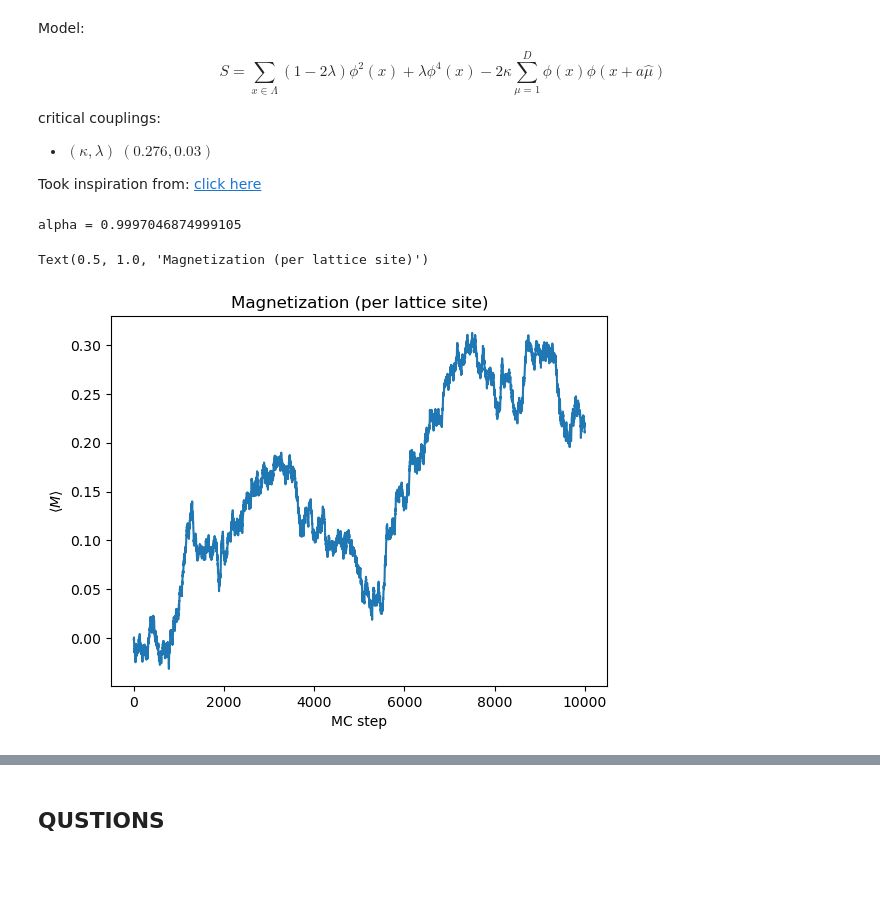
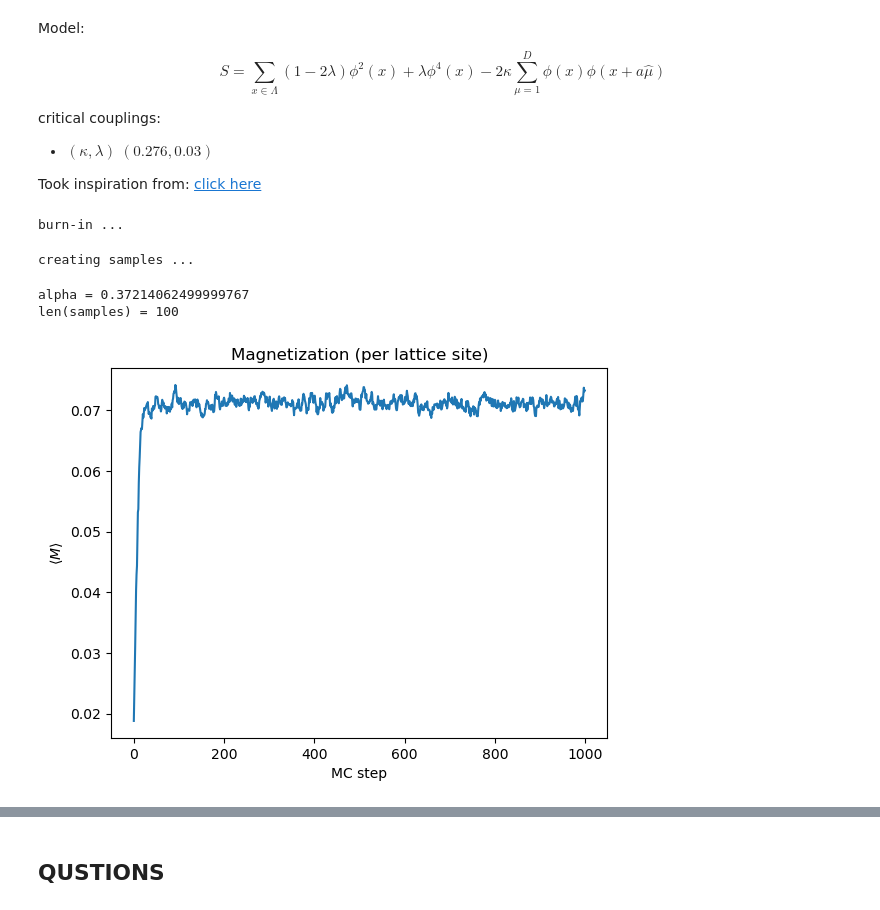
Before and after one commit to dHuberYoumans/CPNStN, a Jupyter notebook: MCMC/MCMC.ipynb, the cells around one changed output, grey strips where cells are left out. Drawn from its saved outputs; the diff is of its cells as text; code cells hidden in the pictures; blank space fills up the shorter version.

Commit message:
fixed bugs
magnetization seems not to show phase transition?

```diff
--- a/MCMC/MCMC.ipynb
+++ b/MCMC/MCMC.ipynb
@@ -460,10 +460,11 @@ def S(phi:np.ndarray, lam:float, kappa:float):
     S: float
         action functional evaluated on lattice
     """
-    S_ = (1 - 2*lam)*phi[x]**2 + lam*phi[x]**4
+    S_ = (1 - 2*lam)*phi**2 + lam*phi**4
 
-    for mu in range(2): # 2d lattice
-        S_ += - 2 * kappa * phi * np.roll(phi,1,mu)
+    for mu in range(2):  # 2d lattice: down / right
+        for i in [-1,1]: # up / left
+            S_ += - 2 * kappa * phi * np.roll(phi,i,mu)
 
     return S_.sum()
 # %%
@@ -478,7 +479,7 @@ def metropolis(lattice:np.ndarray,phi:list,S:Callable):
         phi_new[x] = phi[x] + np.random.normal(loc=0,scale=1)
 
         # ACCEPTENCE PROBABILITIES
-        Acc = np.minimum(1, S(phi_new) / (S(phi)) ) # S assumes single argument
+        Acc = np.minimum(1, np.exp( - ( S(phi_new) - S(phi) ) ) ) # S assumes single argument
 
         # CHECK IF ACCEPTED
         p = np.random.uniform(low=0,high=1) # draw vector of uniform rnds
@@ -491,32 +492,47 @@ def metropolis(lattice:np.ndarray,phi:list,S:Callable):
 # %%
 # INTEGRAL LATTICE
 D = 8
 lattice = list(np.ndindex(D,D)) # tuple, 2d lattice coordinates
 
 # PHYS PARAMS
-phi = np.random.randn(D,D) # initial rnd state
+phi = np.ones((D,D)) # initial rnd state
 kappa = 0.276 # crit coupling
 lam = 0.03  # crit coupling
 A = lambda phi: S(phi,lam=lam,kappa=kappa) # action functional
 M = [] # magnetization
 
 # MCMC PARAMS
-N = 10_000
+N_burn_in = 1_000
 alpha = 0. # acceptence rate
 
-# MCMC
-for _ in tqdm.tqdm(range(N)):
+# MCMC BURNIN
+print('burn-in ...')
+
+for _ in tqdm.tqdm(range(N_burn_in)):
     alpha += metropolis(lattice=lattice, phi=phi, S=A) / N
     M.append(phi.mean()/len(lattice))
 
+# MCMC
+print('creating samples ... ')
+alpha = 0
+samples = []
+N = 1000
+for _ in tqdm.tqdm(range(N)):
+    alpha += metropolis(lattice=lattice, phi=phi, S=A) / N
+    samples.append(phi)
+
+samples = np.array(samples[::10])
 
 print(f'\n{alpha = }')
+print(f'{len(samples) = }')
 
 plt.plot(M)
 plt.ylabel(r'$\langle M \rangle$')
 plt.xlabel('MC step')
 plt.title('Magnetization (per lattice site)');
 # %% [output]
-alpha = 0.9997046874999105
+burn-in ...
-Text(0.5, 1.0, 'Magnetization (per lattice site)')
+creating samples ...
+alpha = 0.37214062499999767
+len(samples) = 100
-[figure, old version]
+[figure, new version]
```
Also changed, not shown: parts of 3 cells of this notebook.
